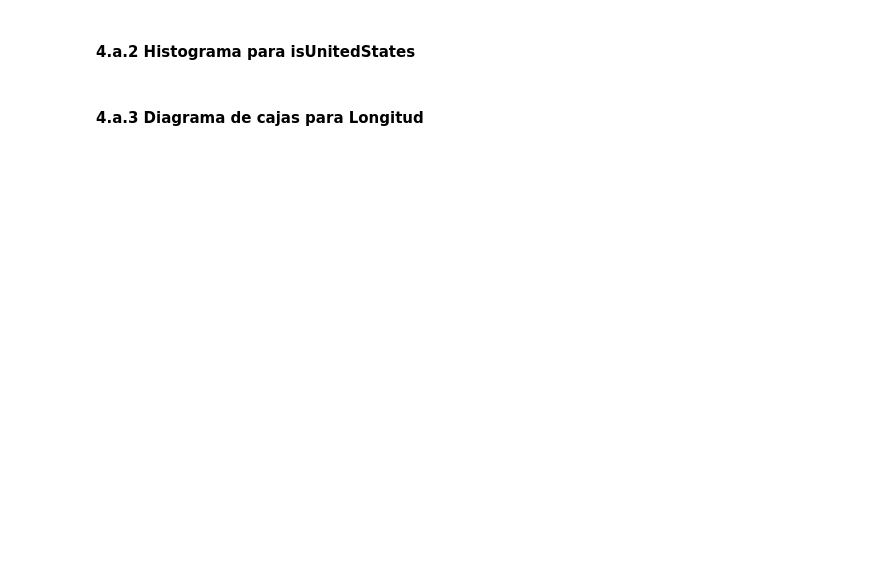
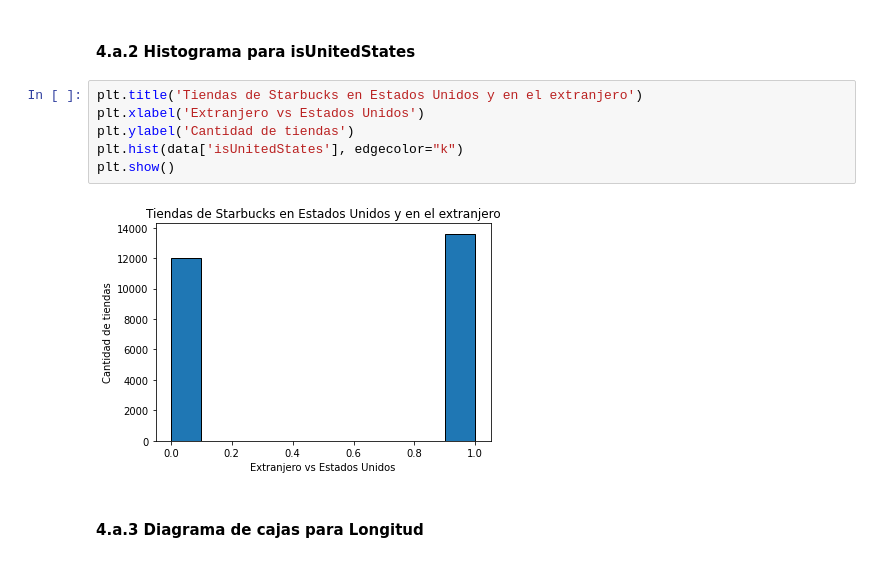
Before and after one commit to esteban062000/Big-Data-II-2021, a Jupyter notebook: tareas/tarea_3/notebook_tarea_3.ipynb, the cells around one changed output. Cells and saved outputs as stored; diff of their text form; blank space fills up the shorter version.

```diff
--- a/tareas/tarea_3/notebook_tarea_3.ipynb
+++ b/tareas/tarea_3/notebook_tarea_3.ipynb
@@ -82,4 +129,12 @@ Seguidamente, se realizan distintos gráficos para obtener una impresión visual
 # %% [markdown]
 #### 4.a.2 Histograma para isUnitedStates
+# %%
+plt.title('Tiendas de Starbucks en Estados Unidos y en el extranjero')
+plt.xlabel('Extranjero vs Estados Unidos')
+plt.ylabel('Cantidad de tiendas')
+plt.hist(data['isUnitedStates'], edgecolor="k")
+plt.show()
+# %% [output]
+[figure, added]
 # %% [markdown]
 #### 4.a.3 Diagrama de cajas para Longitud
```
Also changed, not shown: parts of 15 cells of this notebook.
